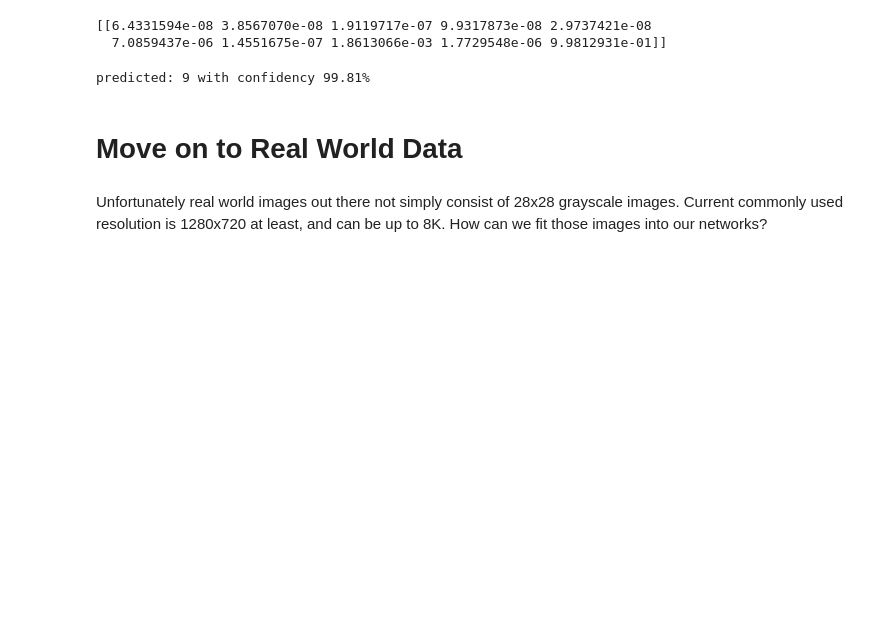
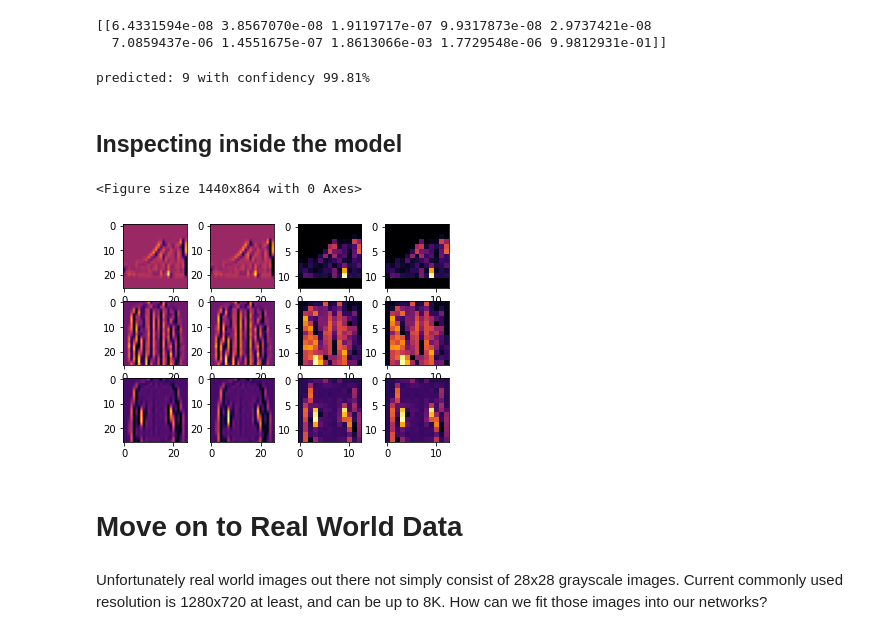
Before and after one commit to IqbalLx/Data-Bangalore-Image-Processing, a Jupyter notebook: computer_vision_deep_dive.ipynb, the cells around one changed output. Saved outputs shown, nothing was run; the diff lists cells and outputs as text; code cells hidden in the pictures; blank space fills up the shorter version.

Commit message:
feat: add saving model, add cnn model inspection

```diff
--- a/computer_vision_deep_dive.ipynb
+++ b/computer_vision_deep_dive.ipynb
@@ -618,3 +621,29 @@ predicted: 9 with confidency 99.81%
+# %% [markdown]
+## Inspecting inside the model
+# %%
+plt.figure(figsize=(20, 12))
+f, axarr = plt.subplots(3,4)
+
+FIRST_IMAGE=0
+SECOND_IMAGE=7
+THIRD_IMAGE=26
+CONVOLUTION_NUMBER = 1
+
+layer_outputs = [layer.output for layer in cnn_model_3.layers]
+activation_model = tf.keras.models.Model(inputs = cnn_model_3.input, outputs = layer_outputs)
+for x in range(0,4):
+  f1 = activation_model.predict(test_images[FIRST_IMAGE].reshape(1, 28, 28, 1))[x]
+  axarr[0,x].imshow(f1[0, : , :, CONVOLUTION_NUMBER], cmap='inferno')
+  axarr[0,x].grid(False)
+  f2 = activation_model.predict(test_images[SECOND_IMAGE].reshape(1, 28, 28, 1))[x]
+  axarr[1,x].imshow(f2[0, : , :, CONVOLUTION_NUMBER], cmap='inferno')
+  axarr[1,x].grid(False)
+  f3 = activation_model.predict(test_images[THIRD_IMAGE].reshape(1, 28, 28, 1))[x]
+  axarr[2,x].imshow(f3[0, : , :, CONVOLUTION_NUMBER], cmap='inferno')
+  axarr[2,x].grid(False)
+# %% [output]
+<Figure size 1440x864 with 0 Axes>
+[figure, added]
 # %% [markdown]
 # Move on to Real World Data
 # %% [markdown]
```
Also changed, not shown: parts of 1 cell of this notebook.
